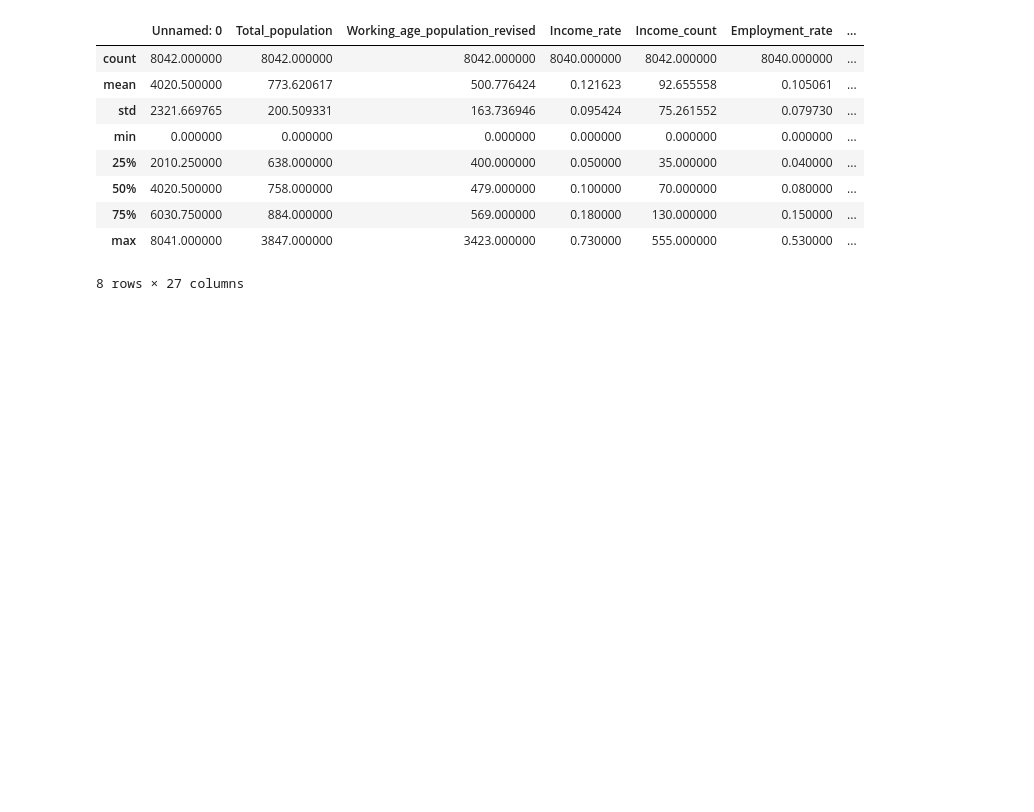
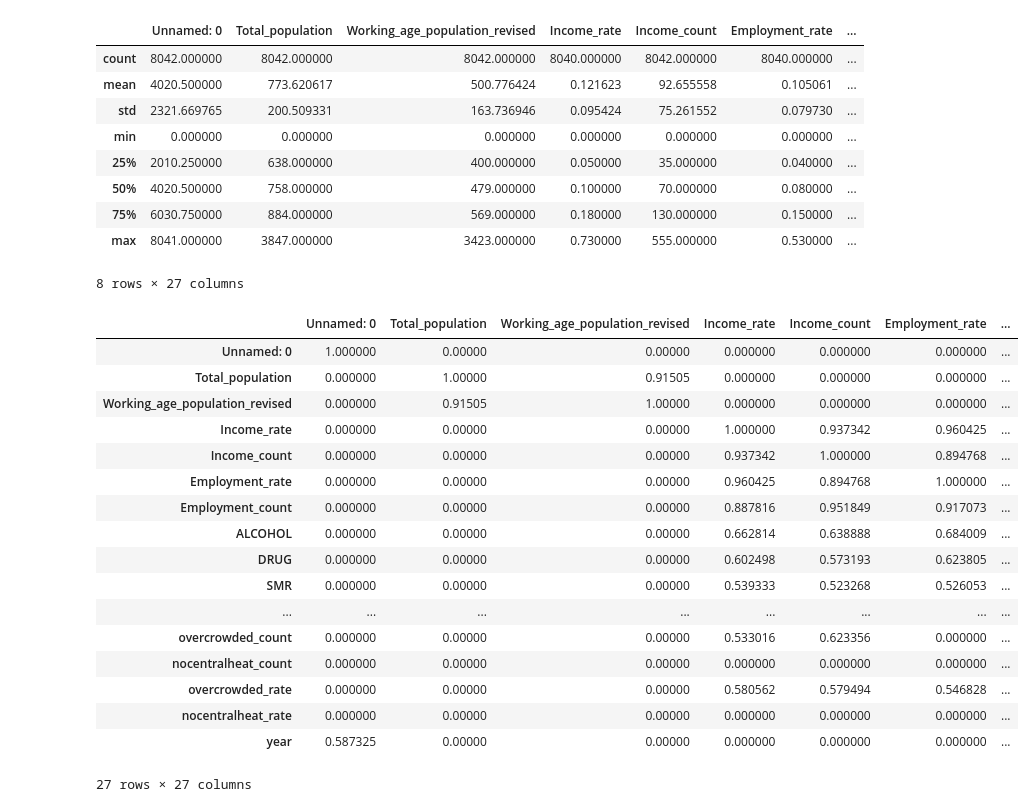
Before and after one commit to Akarshan-Jaiswal/Project_ALBA, a Jupyter notebook: notebooks/Decision_Tree_Jaga.ipynb, the cells around one changed output. Drawn from its saved outputs; the diff is of its cells as text; code cells hidden in the pictures; blank space fills up the shorter version.

```diff
--- a/notebooks/Decision_Tree_Jaga.ipynb
+++ b/notebooks/Decision_Tree_Jaga.ipynb
@@ -94,3 +94,26 @@ simd[numeric_columns].describe()
 | 75% | 6030.750000 | 884.000000 | 569.000000 | 0.180000 | 130.000000 | 0.150000 | ... |
 | max | 8041.000000 | 3847.000000 | 3423.000000 | 0.730000 | 555.000000 | 0.530000 | ... |
 8 rows × 27 columns
+# %%
+correlation_matrix = simd[numeric_columns].corr()
+correlation=correlation_matrix[correlation_matrix > 0.5].fillna(0)
+correlation
+# %% [output]
+|  | Unnamed: 0 | Total_population | Working_age_population_revised | Income_rate | Income_count | Employment_rate | ... |
+| Unnamed: 0 | 1.000000 | 0.00000 | 0.00000 | 0.000000 | 0.000000 | 0.000000 | ... |
+| Total_population | 0.000000 | 1.00000 | 0.91505 | 0.000000 | 0.000000 | 0.000000 | ... |
+| Working_age_population_revised | 0.000000 | 0.91505 | 1.00000 | 0.000000 | 0.000000 | 0.000000 | ... |
+| Income_rate | 0.000000 | 0.00000 | 0.00000 | 1.000000 | 0.937342 | 0.960425 | ... |
+| Income_count | 0.000000 | 0.00000 | 0.00000 | 0.937342 | 1.000000 | 0.894768 | ... |
+| Employment_rate | 0.000000 | 0.00000 | 0.00000 | 0.960425 | 0.894768 | 1.000000 | ... |
+| Employment_count | 0.000000 | 0.00000 | 0.00000 | 0.887816 | 0.951849 | 0.917073 | ... |
+| ALCOHOL | 0.000000 | 0.00000 | 0.00000 | 0.662814 | 0.638888 | 0.684009 | ... |
+| DRUG | 0.000000 | 0.00000 | 0.00000 | 0.602498 | 0.573193 | 0.623805 | ... |
+| SMR | 0.000000 | 0.00000 | 0.00000 | 0.539333 | 0.523268 | 0.526053 | ... |
+| ... | ... | ... | ... | ... | ... | ... | ... |
+| overcrowded_count | 0.000000 | 0.00000 | 0.00000 | 0.533016 | 0.623356 | 0.000000 | ... |
+| nocentralheat_count | 0.000000 | 0.00000 | 0.00000 | 0.000000 | 0.000000 | 0.000000 | ... |
+| overcrowded_rate | 0.000000 | 0.00000 | 0.00000 | 0.580562 | 0.579494 | 0.546828 | ... |
+| nocentralheat_rate | 0.000000 | 0.00000 | 0.00000 | 0.000000 | 0.000000 | 0.000000 | ... |
+| year | 0.587325 | 0.00000 | 0.00000 | 0.000000 | 0.000000 | 0.000000 | ... |
+27 rows × 27 columns
```
Also changed, not shown: parts of 4 cells of this notebook.
